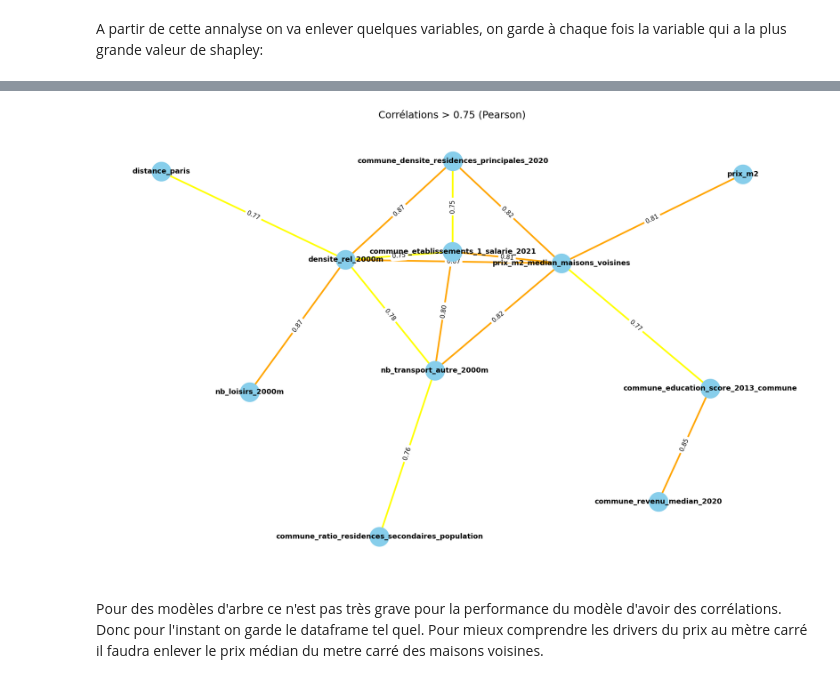
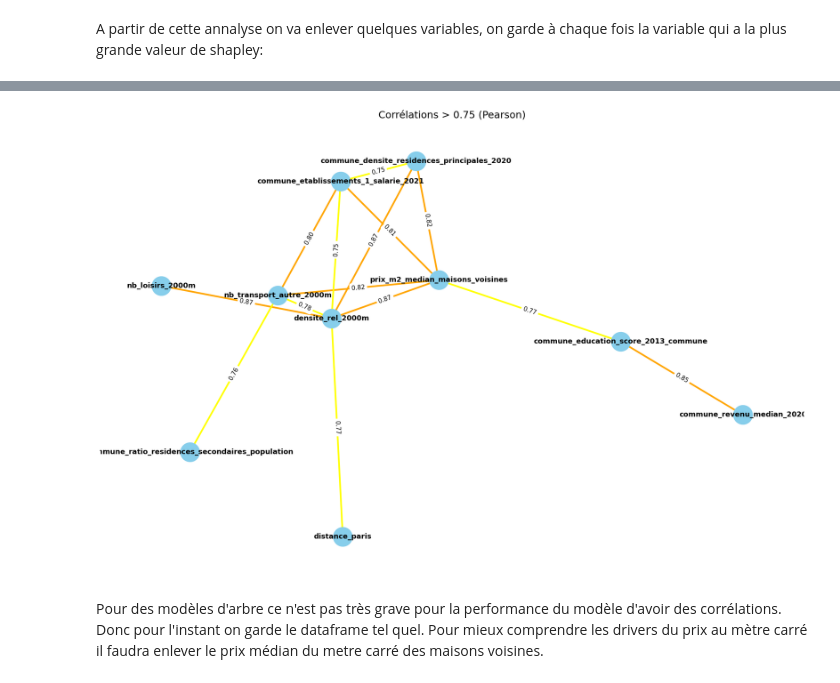
Before and after one commit to leocoooo/land_value_prediction, a Jupyter notebook: notebooks/03_selection_features.ipynb, the cells around one changed output, grey strips where cells are left out. Saved outputs shown, nothing was run; the diff lists cells and outputs as text; code cells hidden in the pictures.

```diff
--- a/notebooks/03_selection_features.ipynb
+++ b/notebooks/03_selection_features.ipynb
@@ -261,12 +261,14 @@ A partir de cette annalyse on va enlever quelques variables, on garde à chaque
 # %%
 correlated_features_to_drop = ["surface_terrain",
                                "densite_lots",
-                               "nombre_pieces_principales",
                                "Taux_moyen_credit_immo_lag3t",
                                "nb_jours_depuis_janvier_2021", # cette variable ne fait pas sens
                                "nb_education_2000m",
                                "commune_idh2_2013_commune",
-                               "prix_median_x_distance"
+                               "prix_median_x_distance",
+                               "commune_taux_residences_secondaires",
+                               "nb_total_2000m",
+                               "commune_densite_pop"
                                ]
 
 df_train_with_selected_features = df_train_with_selected_features.drop(columns=correlated_features_to_drop, errors='ignore')
@@ -287,8 +289,8 @@ df_train_with_selected_features
 507388 rows × 23 columns
 # %%
-plot_strong_correlations(df_train_with_selected_features, threshold=0.75)
+plot_strong_correlations(df_train_with_selected_features.drop(columns="prix_m2"), threshold=0.75)
 # %% [output]
-[figure, old version]
+[figure, new version]
 # %% [markdown]
 Pour des modèles d'arbre ce n'est pas très grave pour la performance du modèle d'avoir des corrélations. Donc pour l'instant on garde le dataframe tel quel. Pour mieux comprendre les drivers du prix au mètre carré il faudra enlever le prix médian du metre carré des maisons voisines.
 # %% [markdown]
```
Also changed, not shown: parts of 10 cells of this notebook, 2 other files.
